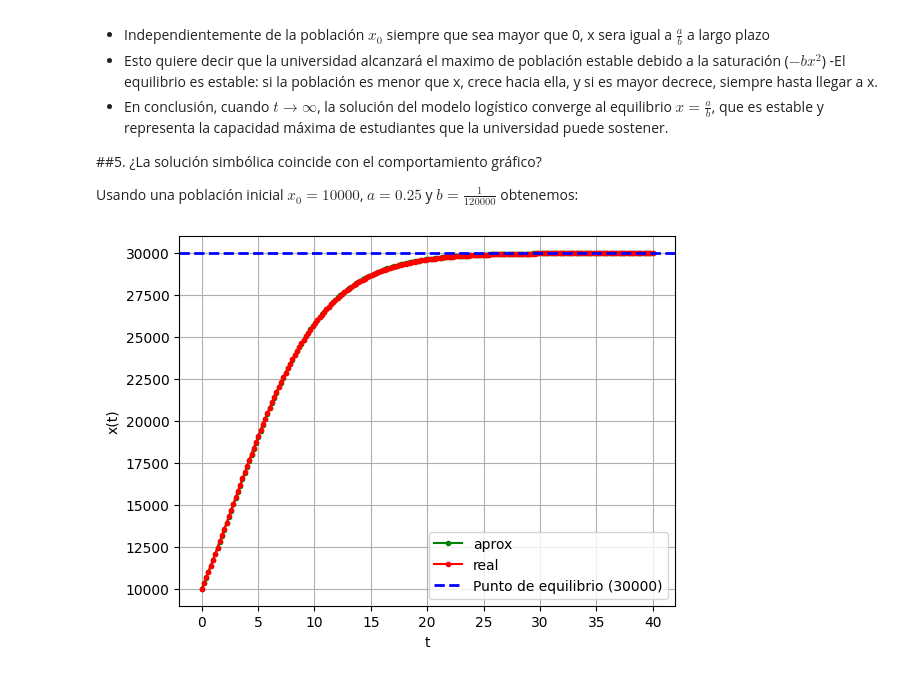
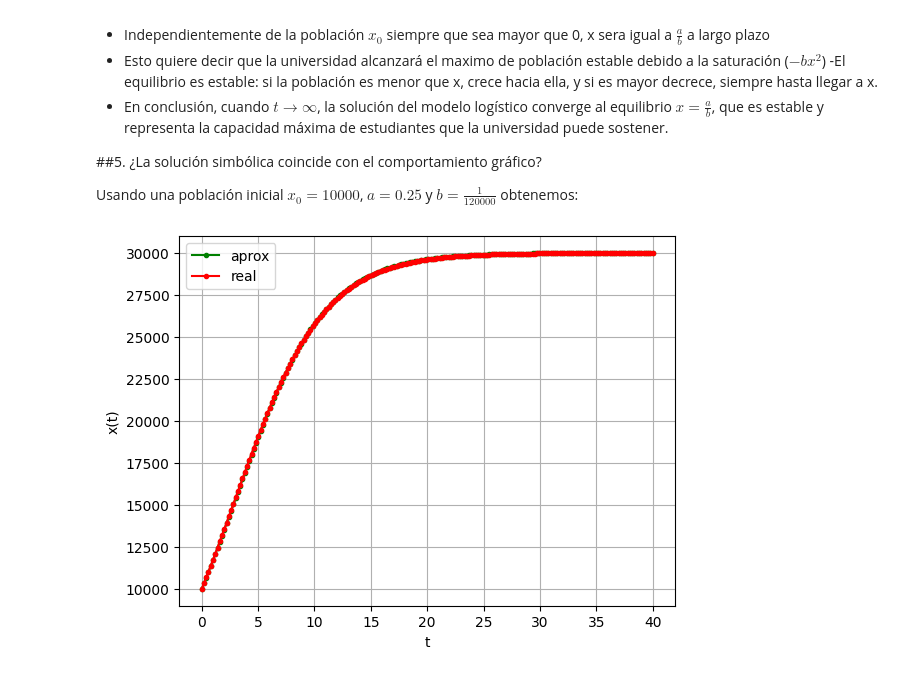
Before and after one commit to meg190/aplicadas-II-colabs, a Jupyter notebook: Entrega_I.ipynb, the cells around one changed output. Drawn from its saved outputs; the diff is of its cells as text; code cells hidden in the pictures.

```diff
--- a/Entrega_I.ipynb
+++ b/Entrega_I.ipynb
@@ -238,33 +238,32 @@ def euler(f,x0,t0,tmax,n):
     t = np.linspace(t0, tmax, n)# defina el dom up the domain based on t0, tmax, and n
     h = (tmax-t0)/n
     # next set up an array for x that is the same size a t
     x = np.zeros_like(t)
     x[0] = x0# fill in the initial condition
     for i in range( n-1 ): # think about how far we should loop
         x[i+1] = x[i]+h*f(x[i],t[i]) # advance the solution forward in time with Euler
     return x, t
 
 a = 0.25
 b = 1/120000
 x0 = 10000
 
 numF = lambda x,t: a*x - b*x**2
 D = 60000
 realF = lambda t: (np.exp(a*t)*D*a)/(1 + np.exp(a*t)*D*b)
 
 numx, numt = euler(numF, x0, 0, 40, 200)
 
 realt = np.linspace(0,40,200)
 realx = realF(realt)
 
 plt.plot(numt,numx,'g.-', label='aprox')
 plt.plot(realt, realx, 'r.-', label='real')
-plt.axhline(y=a/b, color='blue', linestyle='--', linewidth=2, label='Punto de equilibrio (30000)')
 plt.xlabel("t")
 plt.ylabel("x(t)")
 plt.legend()
 plt.grid()
 plt.show()
 # %% [output]
-[figure, old version]
+[figure, new version]
 # %% [markdown]
```
Also changed, not shown: parts of 4 cells of this notebook.
